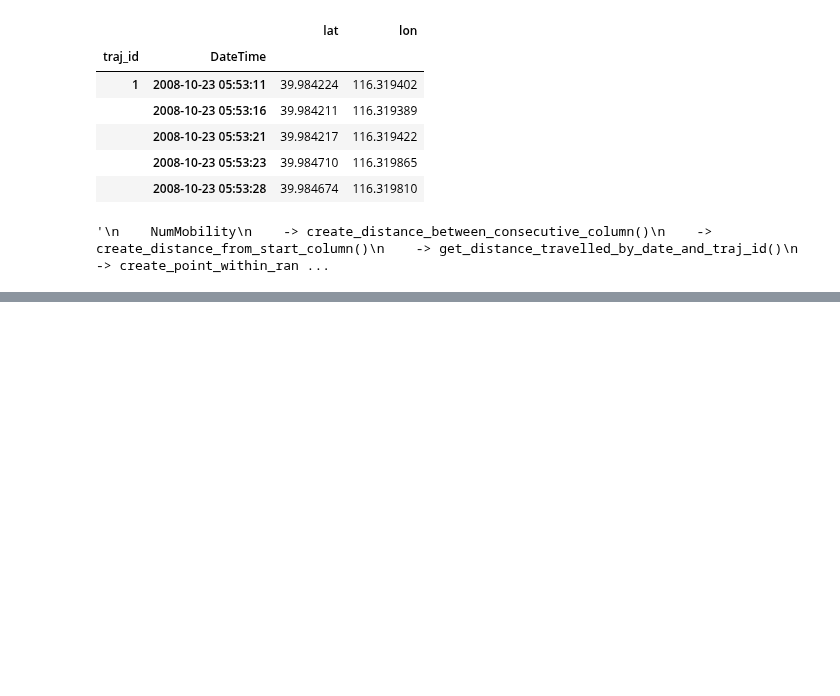
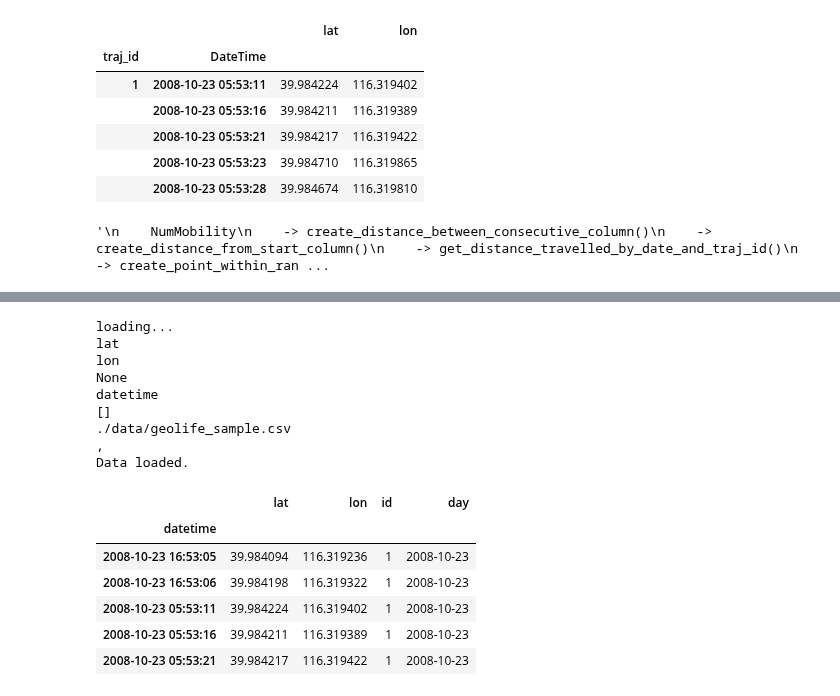
Before and after one commit to YakshHaranwala/PTRAIL, a Jupyter notebook: examples/Other_Comparisons.ipynb, the cells around one changed output, grey strips where cells are left out. Drawn from its saved outputs; the diff is of its cells as text; code cells hidden in the pictures; blank space fills up the shorter version.

```diff
--- a/examples/Other_Comparisons.ipynb
+++ b/examples/Other_Comparisons.ipynb
@@ -239,0 +259,38 @@ np_gulls.head()
+# %%
+"""
+    SECTION - II: NumMobility vs TrajLib
+
+    TrajLib has several features in common with NumMobility.
+    Here, we will compare all of the features one-by-one.
+"""
+
+# First, lets import all the datasets to TrajLib and check
+# out a few of their points.
+
+# Importing the Geolife Dataset into TrajLib First.
+
+tl_geolife_obj = ts.TrajectorySegmentation()
+tl_geolife = tl_geolife_obj.load_data(lat='lat',
+                                    lon='lon',
+                                    time_date='datetime',
+                                    src='./data/geolife_sample.csv',
+                                    labels=[],
+                                    seperator=',')
+tl_geolife.head()
+# %% [output]
+loading...
+lat
+lon
+None
+datetime
+[]
+./data/geolife_sample.csv
+,
+Data loaded.
+|  | lat | lon | id | day |
+| datetime |  |  |  |  |
+| 2008-10-23 16:53:05 | 39.984094 | 116.319236 | 1 | 2008-10-23 |
+| 2008-10-23 16:53:06 | 39.984198 | 116.319322 | 1 | 2008-10-23 |
+| 2008-10-23 05:53:11 | 39.984224 | 116.319402 | 1 | 2008-10-23 |
+| 2008-10-23 05:53:16 | 39.984211 | 116.319389 | 1 | 2008-10-23 |
+| 2008-10-23 05:53:21 | 39.984217 | 116.319422 | 1 | 2008-10-23 |
```
Also changed, not shown: parts of 20 cells of this notebook, 14 other files.
